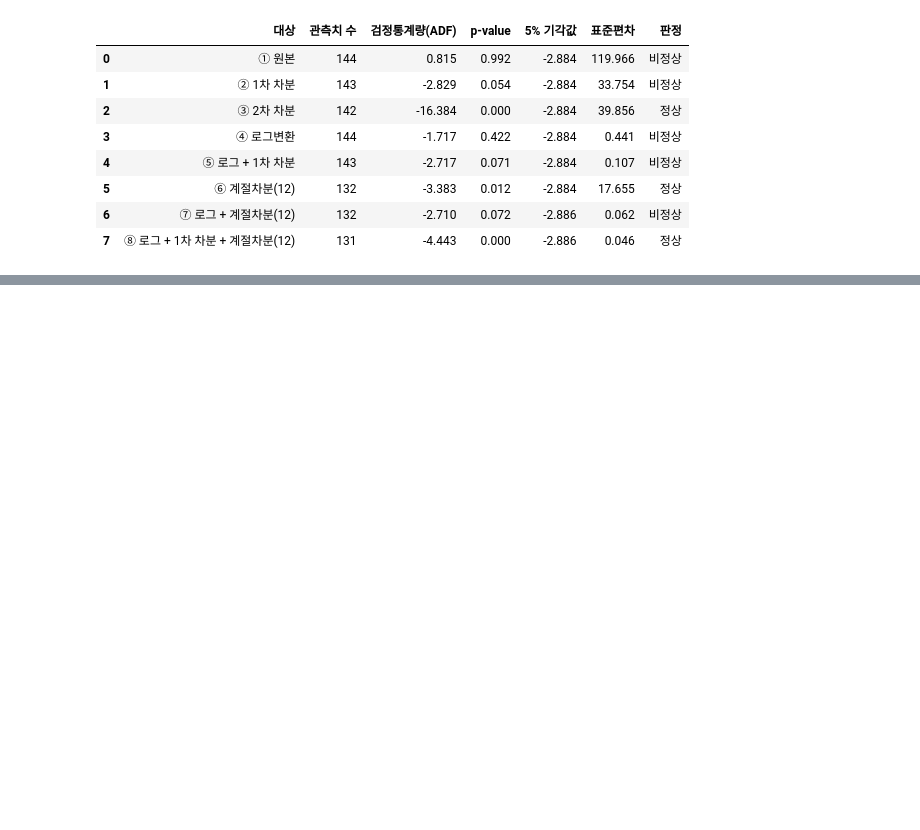
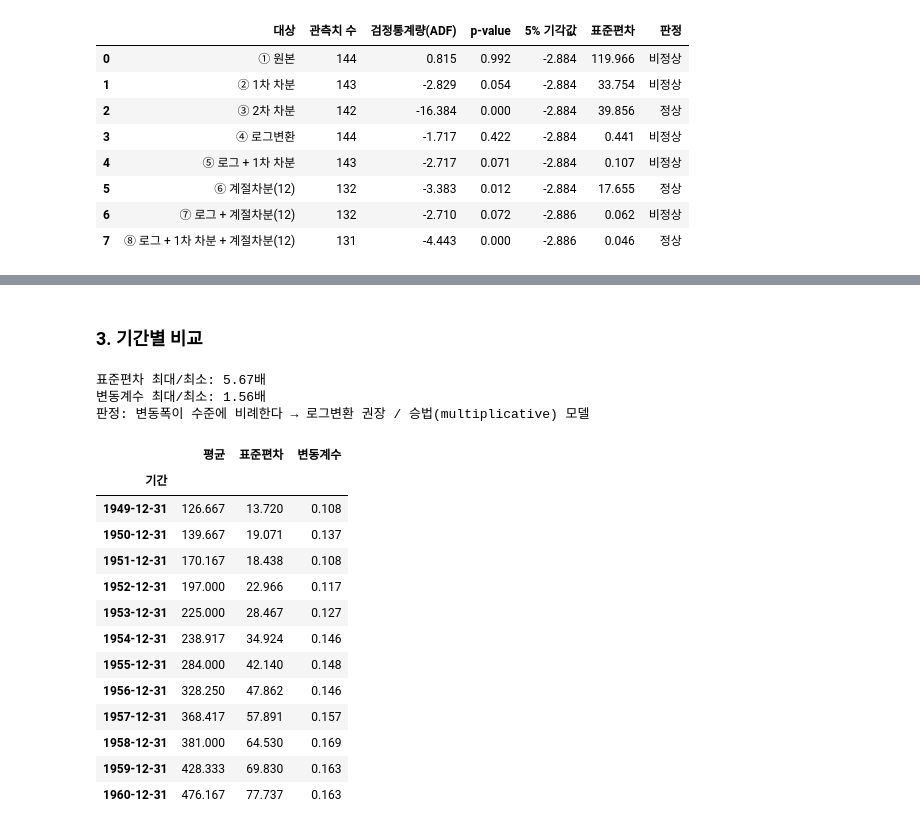
Before and after one commit to hmpce3/basic-statistics-practice, a Jupyter notebook: 11. 시계열 분석ㅣ1. 시계열 데이터의 이해.ipynb, the cells around one changed output, grey strips where cells are left out. Saved outputs shown, nothing was run; the diff lists cells and outputs as text; code cells hidden in the pictures; blank space fills up the shorter version.

```diff
--- a/11. 시계열 분석ㅣ1. 시계열 데이터의 이해.ipynb
+++ b/11. 시계열 분석ㅣ1. 시계열 데이터의 이해.ipynb
@@ -459,0 +484,24 @@ DataFrame(report)[
+# %% [markdown]
+### 3. 기간별 비교
+# %%
+# 연도별로 묶어 변동폭 비교
+# freq = "YE" -> 연말 기준 1년씩 / QE -> 분기씩 / ME -> 월말 기준 한달씩 / WE -> 주말 기준 1주일씩 / D -> 하루씩
+my_ts.report_variation(df, 'Passengers', freq='YE')
+# %% [output]
+표준편차 최대/최소: 5.67배
+변동계수 최대/최소: 1.56배
+판정: 변동폭이 수준에 비례한다 → 로그변환 권장 / 승법(multiplicative) 모델
+|  | 평균 | 표준편차 | 변동계수 |
+| 기간 |  |  |  |
+| 1949-12-31 | 126.667 | 13.720 | 0.108 |
+| 1950-12-31 | 139.667 | 19.071 | 0.137 |
+| 1951-12-31 | 170.167 | 18.438 | 0.108 |
+| 1952-12-31 | 197.000 | 22.966 | 0.117 |
+| 1953-12-31 | 225.000 | 28.467 | 0.127 |
+| 1954-12-31 | 238.917 | 34.924 | 0.146 |
+| 1955-12-31 | 284.000 | 42.140 | 0.148 |
+| 1956-12-31 | 328.250 | 47.862 | 0.146 |
+| 1957-12-31 | 368.417 | 57.891 | 0.157 |
+| 1958-12-31 | 381.000 | 64.530 | 0.169 |
+| 1959-12-31 | 428.333 | 69.830 | 0.163 |
+| 1960-12-31 | 476.167 | 77.737 | 0.163 |
```
Also changed, not shown: parts of 11 cells of this notebook, 4 other files.
